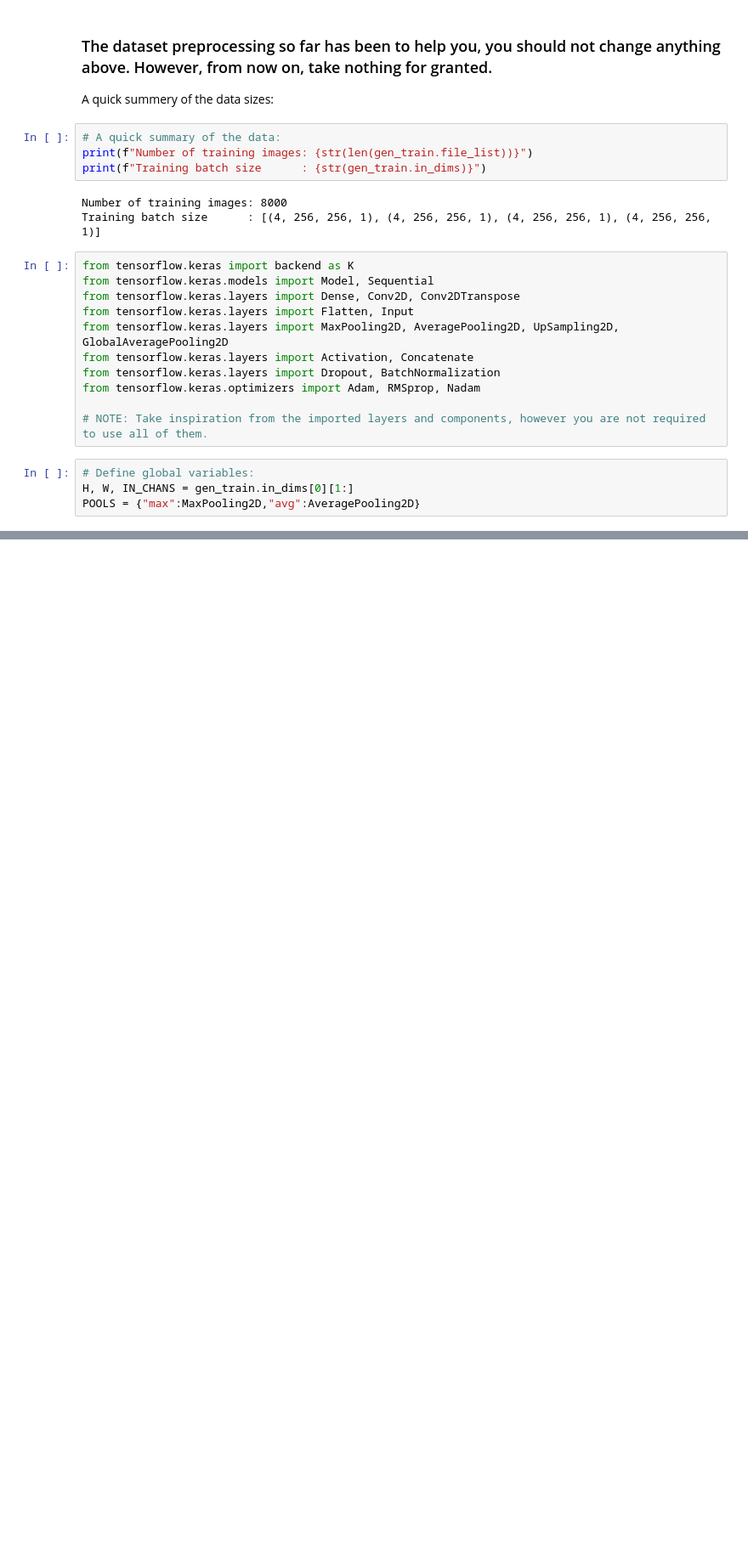
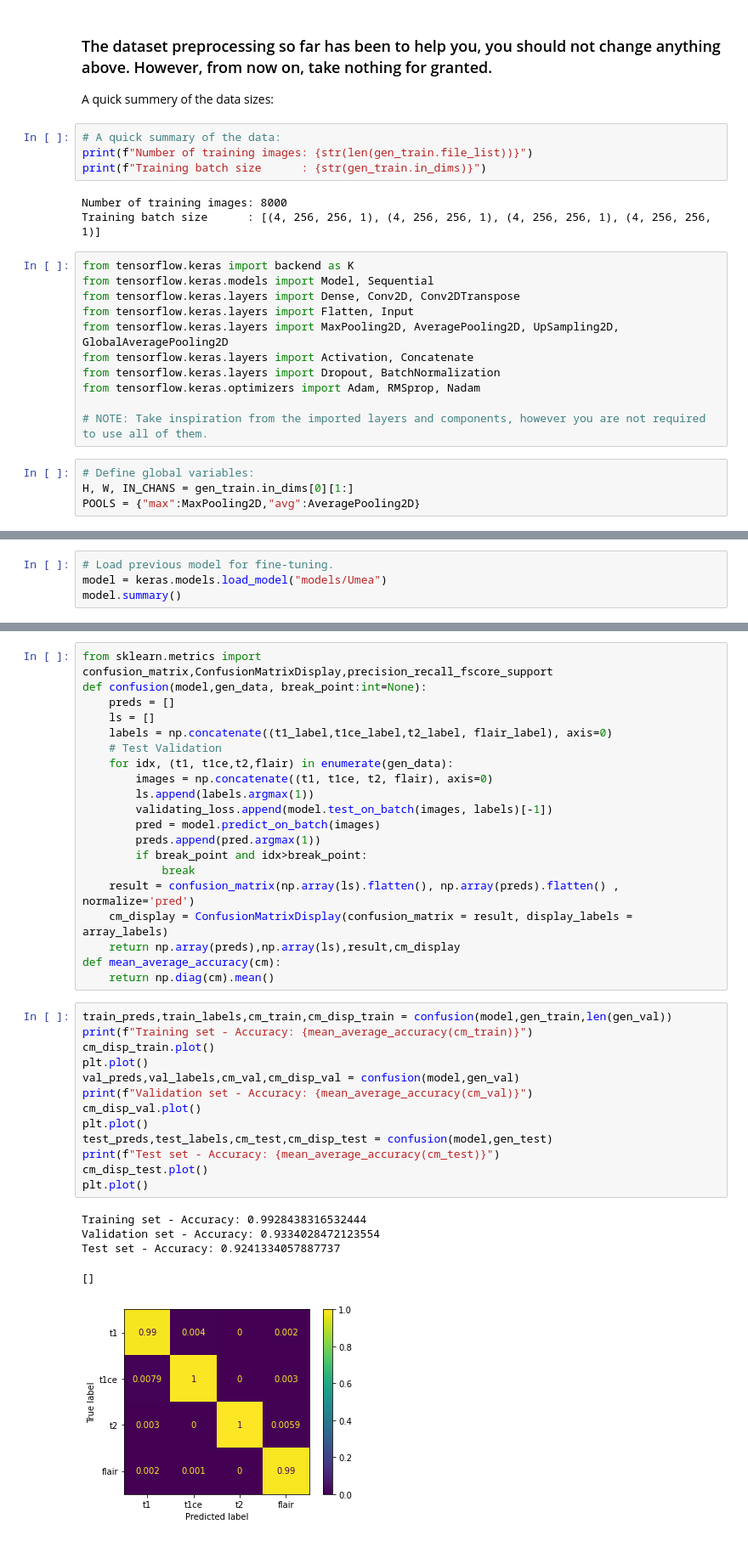
Before and after one commit to Tottowich/Medical-Imageing, a Jupyter notebook: assignment_1.ipynb, the cells around one changed output, grey strips where cells are left out. Shown at 85% size. Drawn from its saved outputs; the diff is of its cells as text; blank space fills up the shorter version.

```diff
--- a/assignment_1.ipynb
+++ b/assignment_1.ipynb
@@ -267,0 +426,4 @@ def build_model(height, width, channels):
+# %%
+# Load previous model for fine-tuning.
+model = keras.models.load_model("models/Umea")
+model.summary()
@@ -267,0 +515,39 @@ def build_model(height, width, channels):
+# %%
+from sklearn.metrics import confusion_matrix,ConfusionMatrixDisplay,precision_recall_fscore_support
+def confusion(model,gen_data, break_point:int=None):
+    preds = []
+    ls = []
+    labels = np.concatenate((t1_label,t1ce_label,t2_label, flair_label), axis=0)
+    # Test Validation
+    for idx, (t1, t1ce,t2,flair) in enumerate(gen_data):
+        images = np.concatenate((t1, t1ce, t2, flair), axis=0)
+        ls.append(labels.argmax(1))
+        validating_loss.append(model.test_on_batch(images, labels)[-1])
+        pred = model.predict_on_batch(images)
+        preds.append(pred.argmax(1))
+        if break_point and idx>break_point:
+            break
+    result = confusion_matrix(np.array(ls).flatten(), np.array(preds).flatten() , normalize='pred')
+    cm_display = ConfusionMatrixDisplay(confusion_matrix = result, display_labels = array_labels)
+    return np.array(preds),np.array(ls),result,cm_display
+def mean_average_accuracy(cm):
+    return np.diag(cm).mean()
+# %%
+train_preds,train_labels,cm_train,cm_disp_train = confusion(model,gen_train,len(gen_val))
+print(f"Training set - Accuracy: {mean_average_accuracy(cm_train)}")
+cm_disp_train.plot()
+plt.plot()
+val_preds,val_labels,cm_val,cm_disp_val = confusion(model,gen_val)
+print(f"Validation set - Accuracy: {mean_average_accuracy(cm_val)}")
+cm_disp_val.plot()
+plt.plot()
+test_preds,test_labels,cm_test,cm_disp_test = confusion(model,gen_test)
+print(f"Test set - Accuracy: {mean_average_accuracy(cm_test)}")
+cm_disp_test.plot()
+plt.plot()
+# %% [output]
+Training set - Accuracy: 0.9928438316532444
+Validation set - Accuracy: 0.9334028472123554
+Test set - Accuracy: 0.9241334057887737
+[]
+[figure, added]
```
Also changed, not shown: parts of 21 cells of this notebook, 20 other files.
